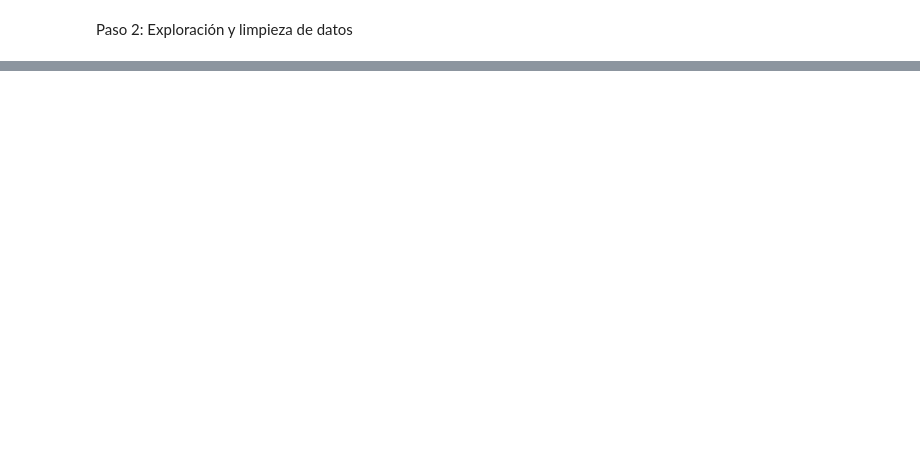
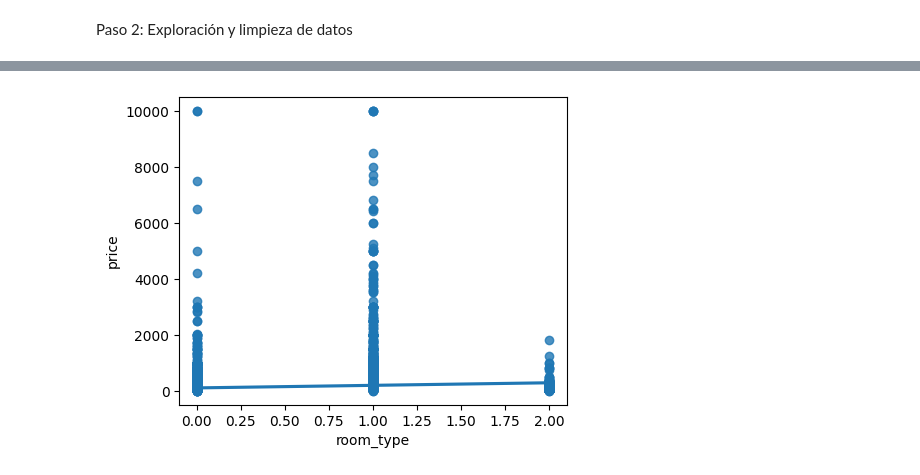
Before and after one commit to VonHyde/machine-learning-python-template, a Jupyter notebook: src/explore.ipynb, the cells around one changed output, grey strips where cells are left out. Saved outputs shown, nothing was run; the diff lists cells and outputs as text; code cells hidden in the pictures; blank space fills up the shorter version.

```diff
--- a/src/explore.ipynb
+++ b/src/explore.ipynb
@@ -66,0 +163,15 @@ plt.show()
+# %%
+# Factorizar las variables categoricas.
+total_data["neighbourhood"] = pd.factorize(total_data["neighbourhood"])[0]
+total_data["neighbourhood_group"] = pd.factorize(total_data["neighbourhood_group"])[0]
+total_data["room_type"] = pd.factorize(total_data["room_type"])[0]
+
+fig, axes = plt.subplots(figsize=(10, 10))
+
+sns.heatmap(total_data[["neighbourhood_group", "neighbourhood", "room_type", "price", "minimum_nights",	"number_of_reviews", "calculated_host_listings_count", "availability_365"]].corr(), annot = True, fmt = ".2f")
+
+# Ajustar el layout
+plt.tight_layout()
+
+# Mostrar el plot
+plt.show()
@@ -66,0 +180,10 @@ plt.show()
+# %%
+#Analizar la correlacion entre precio y tipo de habitacion
+
+fig, axis = plt.subplots(figsize = (5, 4))
+
+sns.regplot(data = total_data, x = "room_type", y = "price")
+
+plt.show()
+# %% [output]
+[figure, added]
```
Also changed, not shown: parts of 23 cells of this notebook.
